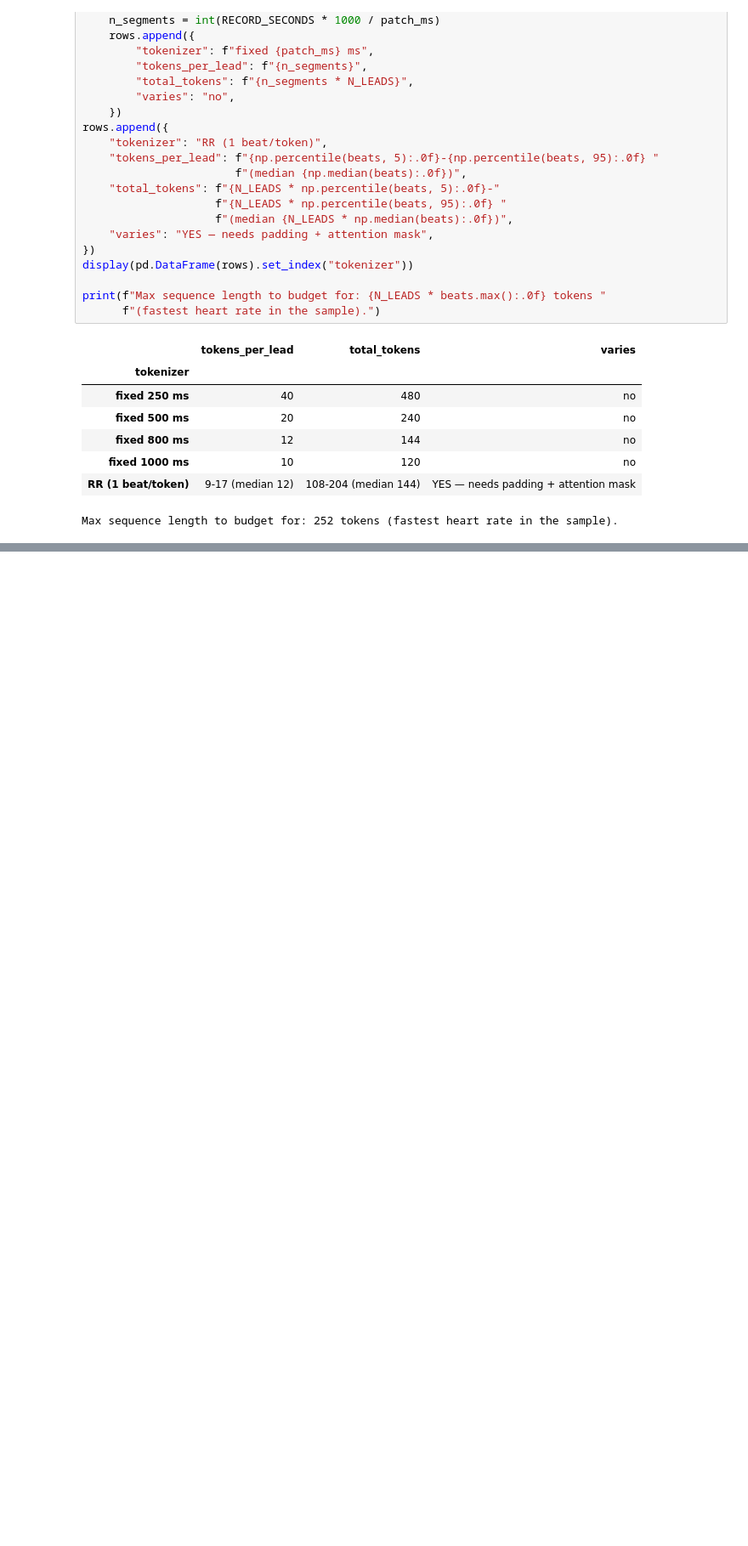
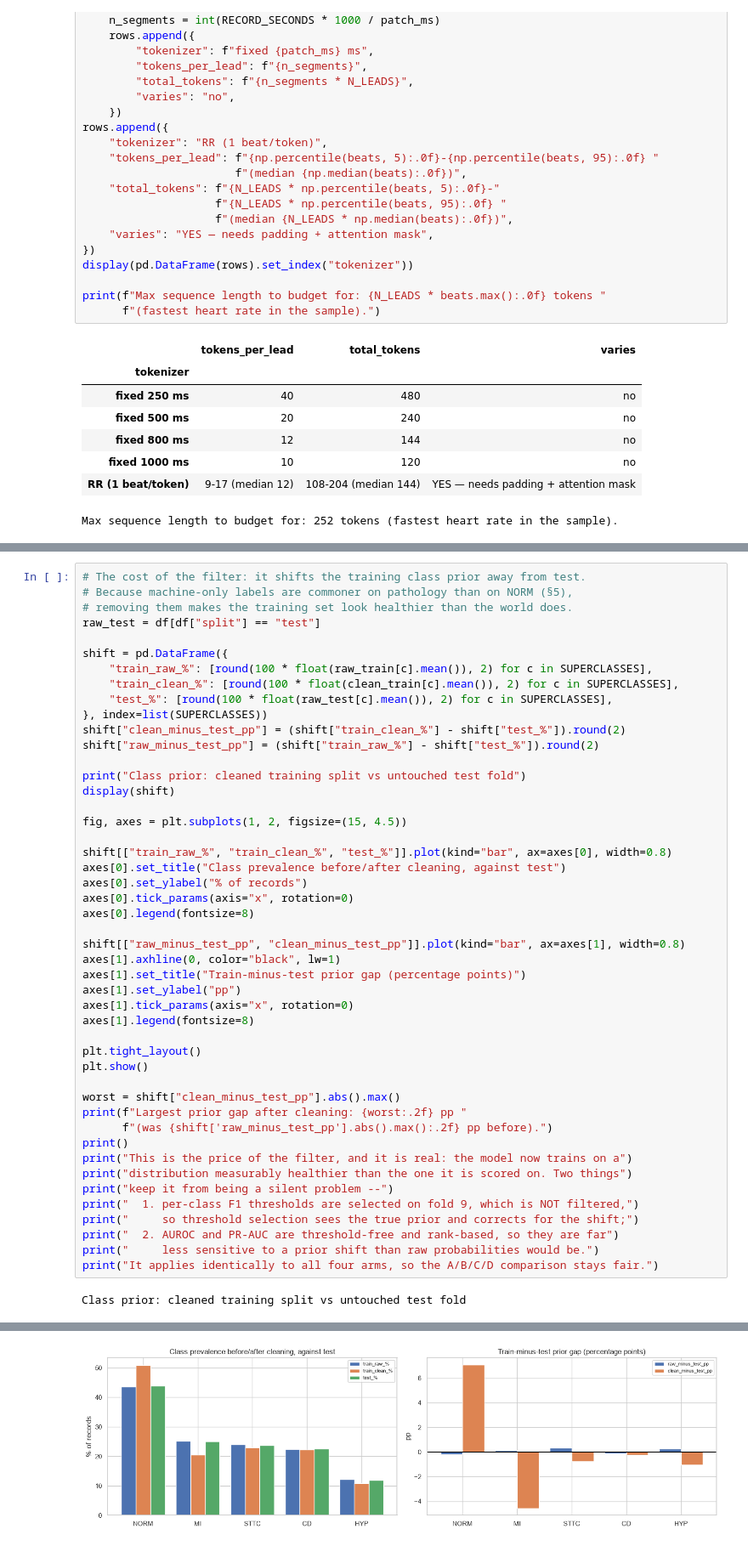
Before and after one commit to GilAmihai77/ECG-ML, a Jupyter notebook: notebooks/01_ptbxl_eda.ipynb, the cells around one changed output, grey strips where cells are left out. Shown at 85% size. Saved outputs shown, nothing was run; the diff lists cells and outputs as text; blank space fills up the shorter version.

```diff
--- a/notebooks/01_ptbxl_eda.ipynb
+++ b/notebooks/01_ptbxl_eda.ipynb
@@ -760,0 +908,49 @@ What this EDA surfaced that must be settled — and written into the config —
+# %%
+# The cost of the filter: it shifts the training class prior away from test.
+# Because machine-only labels are commoner on pathology than on NORM (§5),
+# removing them makes the training set look healthier than the world does.
+raw_test = df[df["split"] == "test"]
+
+shift = pd.DataFrame({
+    "train_raw_%": [round(100 * float(raw_train[c].mean()), 2) for c in SUPERCLASSES],
+    "train_clean_%": [round(100 * float(clean_train[c].mean()), 2) for c in SUPERCLASSES],
+    "test_%": [round(100 * float(raw_test[c].mean()), 2) for c in SUPERCLASSES],
+}, index=list(SUPERCLASSES))
+shift["clean_minus_test_pp"] = (shift["train_clean_%"] - shift["test_%"]).round(2)
+shift["raw_minus_test_pp"] = (shift["train_raw_%"] - shift["test_%"]).round(2)
+
+print("Class prior: cleaned training split vs untouched test fold")
+display(shift)
+
+fig, axes = plt.subplots(1, 2, figsize=(15, 4.5))
+
+shift[["train_raw_%", "train_clean_%", "test_%"]].plot(kind="bar", ax=axes[0], width=0.8)
+axes[0].set_title("Class prevalence before/after cleaning, against test")
+axes[0].set_ylabel("% of records")
+axes[0].tick_params(axis="x", rotation=0)
+axes[0].legend(fontsize=8)
+
+shift[["raw_minus_test_pp", "clean_minus_test_pp"]].plot(kind="bar", ax=axes[1], width=0.8)
+axes[1].axhline(0, color="black", lw=1)
+axes[1].set_title("Train-minus-test prior gap (percentage points)")
+axes[1].set_ylabel("pp")
+axes[1].tick_params(axis="x", rotation=0)
+axes[1].legend(fontsize=8)
+
+plt.tight_layout()
+plt.show()
+
+worst = shift["clean_minus_test_pp"].abs().max()
+print(f"Largest prior gap after cleaning: {worst:.2f} pp "
+      f"(was {shift['raw_minus_test_pp'].abs().max():.2f} pp before).")
+print()
+print("This is the price of the filter, and it is real: the model now trains on a")
+print("distribution measurably healthier than the one it is scored on. Two things")
+print("keep it from being a silent problem --")
+print("  1. per-class F1 thresholds are selected on fold 9, which is NOT filtered,")
+print("     so threshold selection sees the true prior and corrects for the shift;")
+print("  2. AUROC and PR-AUC are threshold-free and rank-based, so they are far")
+print("     less sensitive to a prior shift than raw probabilities would be.")
+print("It applies identically to all four arms, so the A/B/C/D comparison stays fair.")
+# %% [output]
+Class prior: cleaned training split vs untouched test fold
@@ -760,0 +963 @@ What this EDA surfaced that must be settled — and written into the config —
+[figure, added]
```
Also changed, not shown: parts of 10 cells of this notebook, 2 other files.
